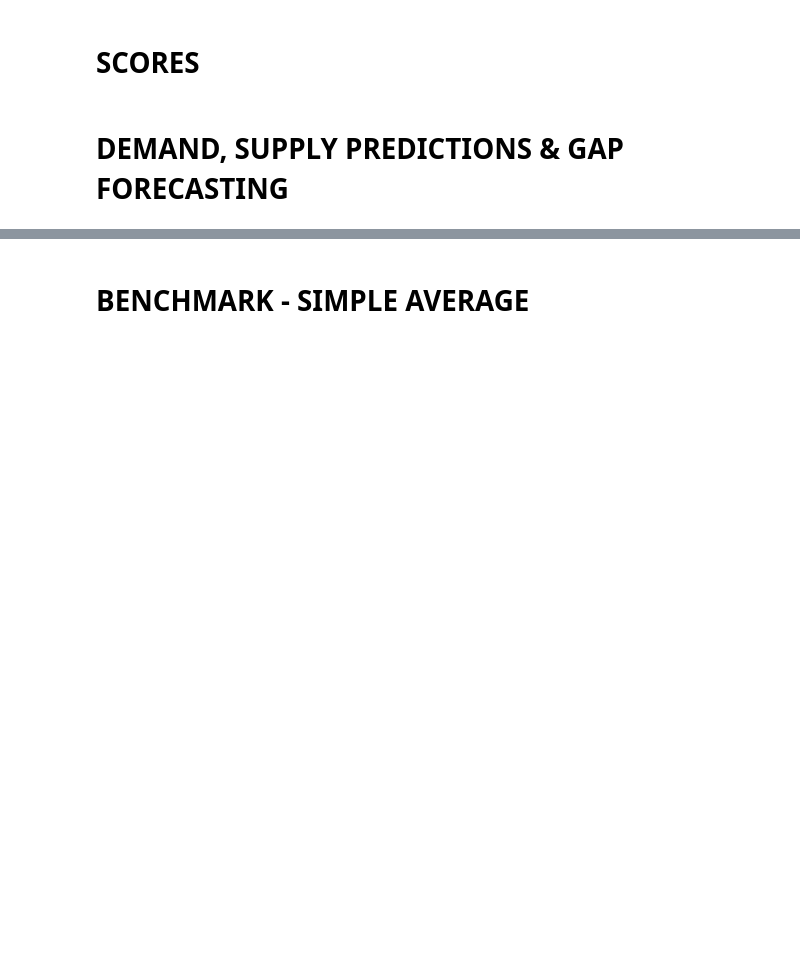
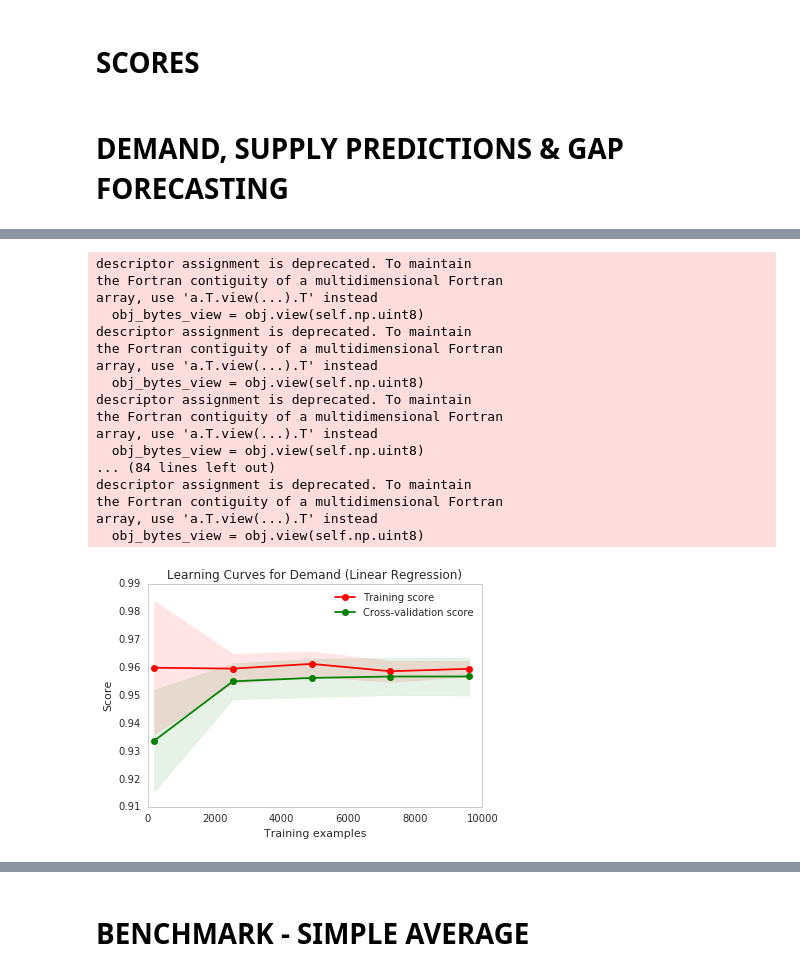
Before and after one commit to rvishakh/udacity, a Jupyter notebook: MLND/capstone/didi/capstone.ipynb, the cells around one changed output, grey strips where cells are left out. Cells and saved outputs as stored; diff of their text form; code cells hidden in the pictures; blank space fills up the shorter version.

Commit message:
linear regression

```diff
--- a/MLND/capstone/didi/capstone.ipynb
+++ b/MLND/capstone/didi/capstone.ipynb
@@ -1016,0 +1197,34 @@ def gap_forecast(**kwargs):
+# %%
+# Plot learning curve
+X, y = rX_train, ry_train
+
+title = "Learning Curves for Demand (Linear Regression)"
+
+# Cross validation with 100 iterations to get smoother mean test and train
+# score curves, each time with 20% data randomly selected as a validation set.
+cv = cross_validation.ShuffleSplit(X.shape[0], n_iter=5,
+                                   test_size=0.2, random_state=0)
+
+estimator = LinearRegression()
+plot_learning_curve(estimator, title, X, y, cv=cv, n_jobs=6, train_sizes=np.linspace(.01, 0.5, 5))
+
+plt.show()
+# %% [output]
+descriptor assignment is deprecated. To maintain
+the Fortran contiguity of a multidimensional Fortran
+array, use 'a.T.view(...).T' instead
+  obj_bytes_view = obj.view(self.np.uint8)
+descriptor assignment is deprecated. To maintain
+the Fortran contiguity of a multidimensional Fortran
+array, use 'a.T.view(...).T' instead
+  obj_bytes_view = obj.view(self.np.uint8)
+descriptor assignment is deprecated. To maintain
+the Fortran contiguity of a multidimensional Fortran
+array, use 'a.T.view(...).T' instead
+  obj_bytes_view = obj.view(self.np.uint8)
+... (84 lines left out)
+descriptor assignment is deprecated. To maintain
+the Fortran contiguity of a multidimensional Fortran
+array, use 'a.T.view(...).T' instead
+  obj_bytes_view = obj.view(self.np.uint8)
+[figure, added]
```
Also changed, not shown: parts of 7 cells of this notebook.
